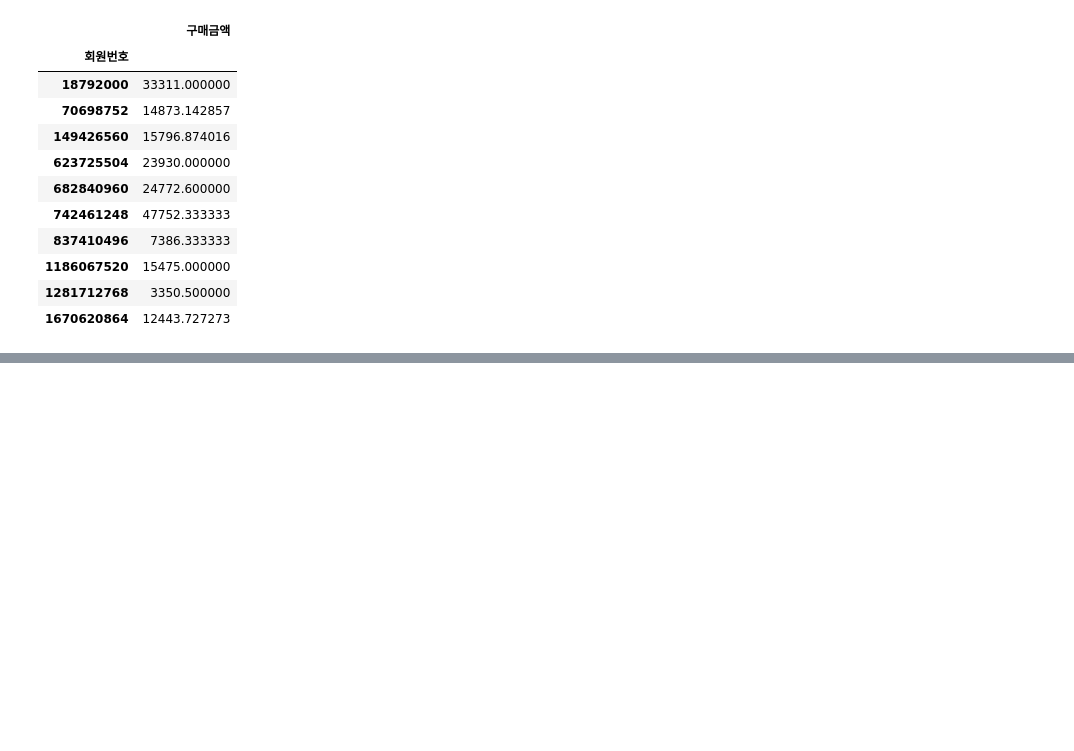
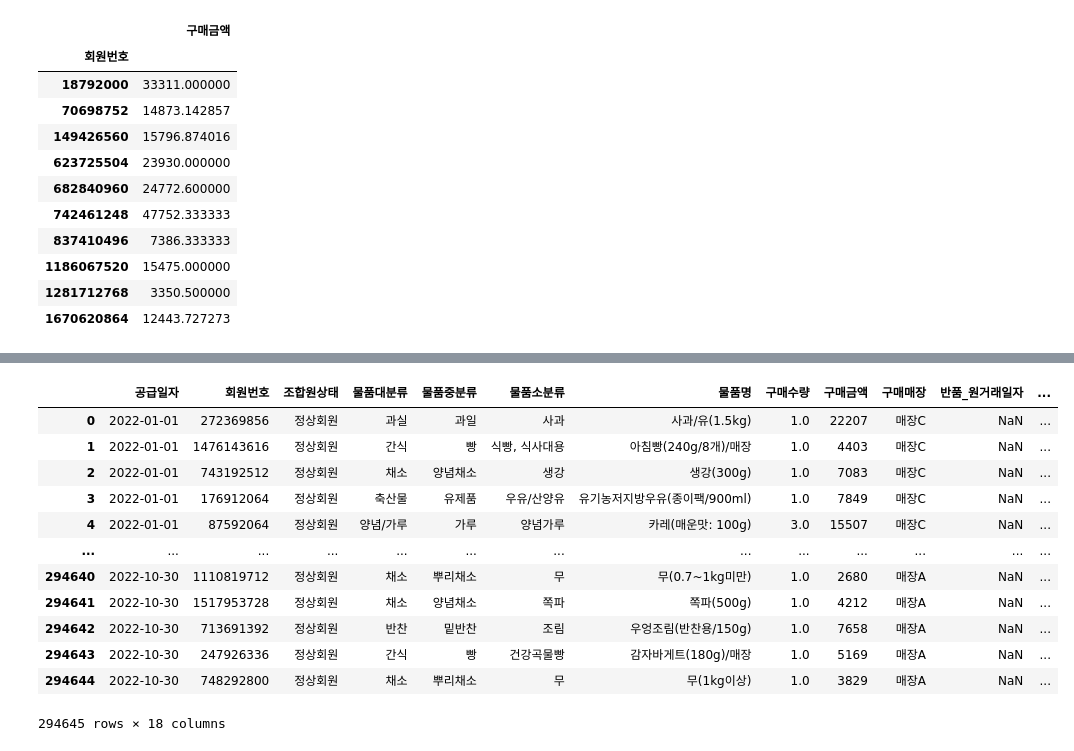
Before and after one commit to raneeKim/SW_CAMP, a Jupyter notebook: ML_Project/자료확인.ipynb, the cells around one changed output, grey strips where cells are left out. Saved outputs shown, nothing was run; the diff lists cells and outputs as text; code cells hidden in the pictures; blank space fills up the shorter version.

```diff
--- a/ML_Project/자료확인.ipynb
+++ b/ML_Project/자료확인.ipynb
@@ -174,6 +183,8 @@ def time_func(row):
         return '저녁'
 
 product_df['시간대'] = product_df['구매시각_dt'].dt.hour.apply(time_func)
+# %%
+product_df['구매시각_시'] = product_df['구매시각_dt'].dt.hour
 # %%
 product_df['시간대'].value_counts()
 # %% [output]
@@ -642,0 +844,16 @@ df_90.pivot_table(index='회원번호', values ='구매금액' , aggfunc = 'mean
+# %%
+product_df
+# %% [output]
+|  | 공급일자 | 회원번호 | 조합원상태 | 물품대분류 | 물품중분류 | 물품소분류 | 물품명 | 구매수량 | 구매금액 | 구매매장 | 반품_원거래일자 | ... |
+| 0 | 2022-01-01 | 272369856 | 정상회원 | 과실 | 과일 | 사과 | 사과/유(1.5kg) | 1.0 | 22207 | 매장C | NaN | ... |
+| 1 | 2022-01-01 | 1476143616 | 정상회원 | 간식 | 빵 | 식빵, 식사대용 | 아침빵(240g/8개)/매장 | 1.0 | 4403 | 매장C | NaN | ... |
+| 2 | 2022-01-01 | 743192512 | 정상회원 | 채소 | 양념채소 | 생강 | 생강(300g) | 1.0 | 7083 | 매장C | NaN | ... |
+| 3 | 2022-01-01 | 176912064 | 정상회원 | 축산물 | 유제품 | 우유/산양유 | 유기농저지방우유(종이팩/900ml) | 1.0 | 7849 | 매장C | NaN | ... |
+| 4 | 2022-01-01 | 87592064 | 정상회원 | 양념/가루 | 가루 | 양념가루 | 카레(매운맛: 100g) | 3.0 | 15507 | 매장C | NaN | ... |
+| ... | ... | ... | ... | ... | ... | ... | ... | ... | ... | ... | ... | ... |
+| 294640 | 2022-10-30 | 1110819712 | 정상회원 | 채소 | 뿌리채소 | 무 | 무(0.7~1kg미만) | 1.0 | 2680 | 매장A | NaN | ... |
+| 294641 | 2022-10-30 | 1517953728 | 정상회원 | 채소 | 양념채소 | 쪽파 | 쪽파(500g) | 1.0 | 4212 | 매장A | NaN | ... |
+| 294642 | 2022-10-30 | 713691392 | 정상회원 | 반찬 | 밑반찬 | 조림 | 우엉조림(반찬용/150g) | 1.0 | 7658 | 매장A | NaN | ... |
+| 294643 | 2022-10-30 | 247926336 | 정상회원 | 간식 | 빵 | 건강곡물빵 | 감자바게트(180g)/매장 | 1.0 | 5169 | 매장A | NaN | ... |
+| 294644 | 2022-10-30 | 748292800 | 정상회원 | 채소 | 뿌리채소 | 무 | 무(1kg이상) | 1.0 | 3829 | 매장A | NaN | ... |
+294645 rows × 18 columns
```
Also changed, not shown: parts of 65 cells of this notebook, 1 other file.
